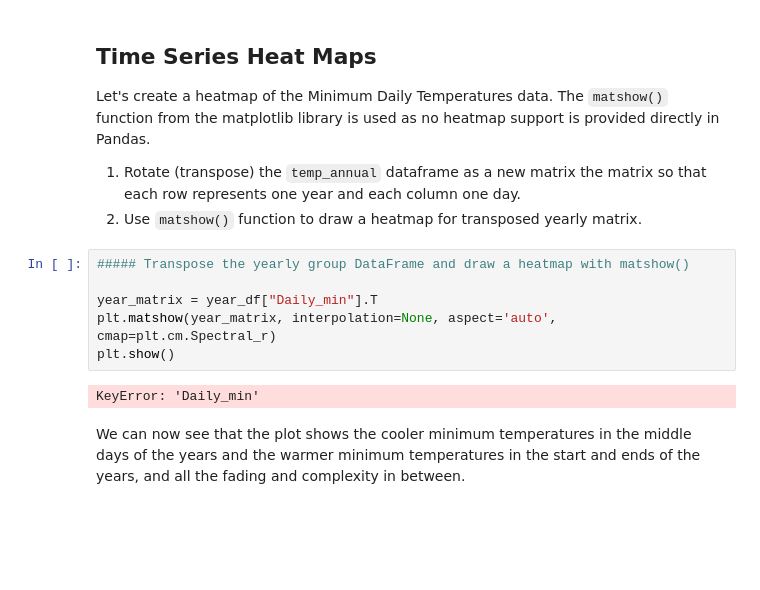
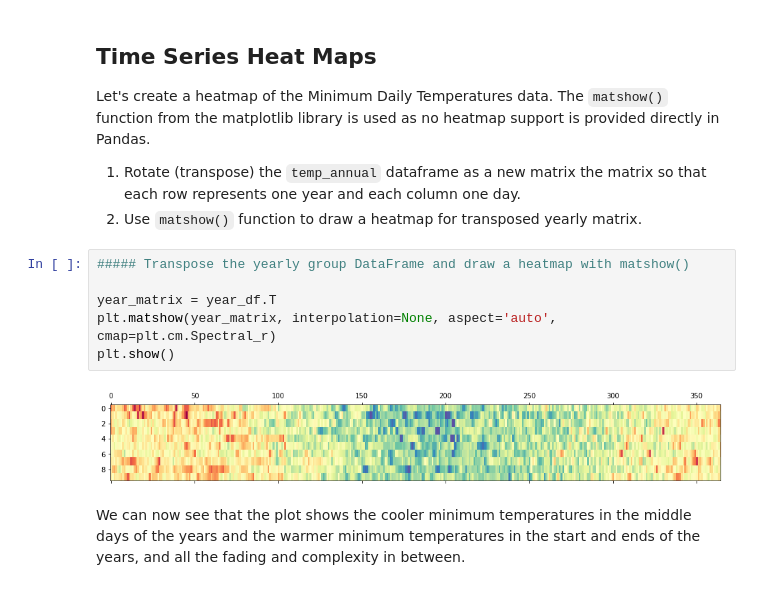
Before and after one commit to npschafer/dsc-visualizing-time-series-data-lab-houston-ds-042219, a Jupyter notebook: index.ipynb, the cells around one changed output. Cells and saved outputs as stored; diff of their text form; blank space fills up the shorter version.

```diff
--- a/index.ipynb
+++ b/index.ipynb
@@ -208,11 +208,11 @@ Let's create a heatmap of the Minimum Daily Temperatures data. The `matshow()` f
 # %%
 ##### Transpose the yearly group DataFrame and draw a heatmap with matshow()
 
-year_matrix = year_df["Daily_min"].T
+year_matrix = year_df.T
 plt.matshow(year_matrix, interpolation=None, aspect='auto', cmap=plt.cm.Spectral_r)
 plt.show()
 # %% [output]
-KeyError: 'Daily_min'
+[figure, added]
 # %% [markdown]
 We can now see that the plot shows the cooler minimum temperatures in the middle days of the years and the warmer minimum temperatures in the start and ends of the years, and all the fading and complexity in between.
 # %% [markdown]
```
Also changed, not shown: parts of 2 cells of this notebook.
